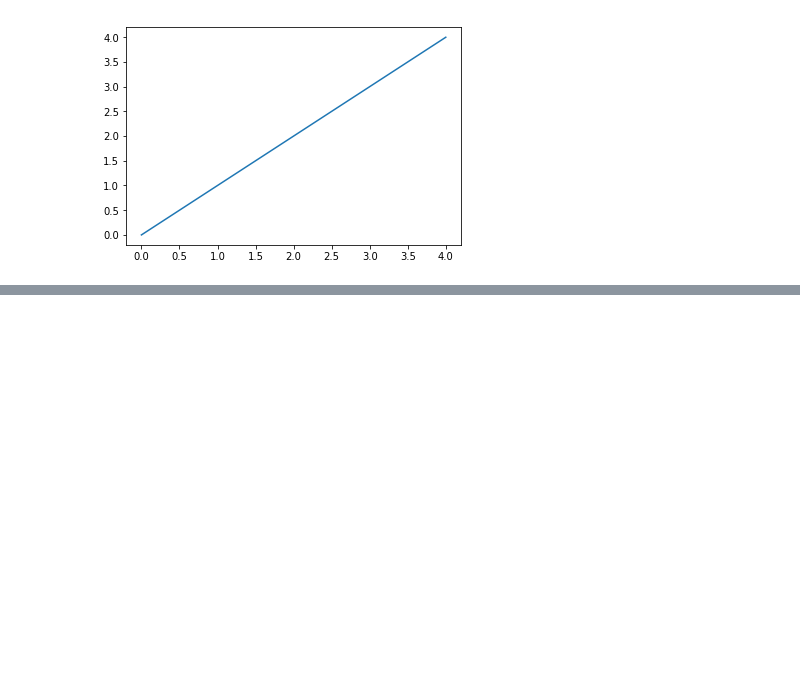
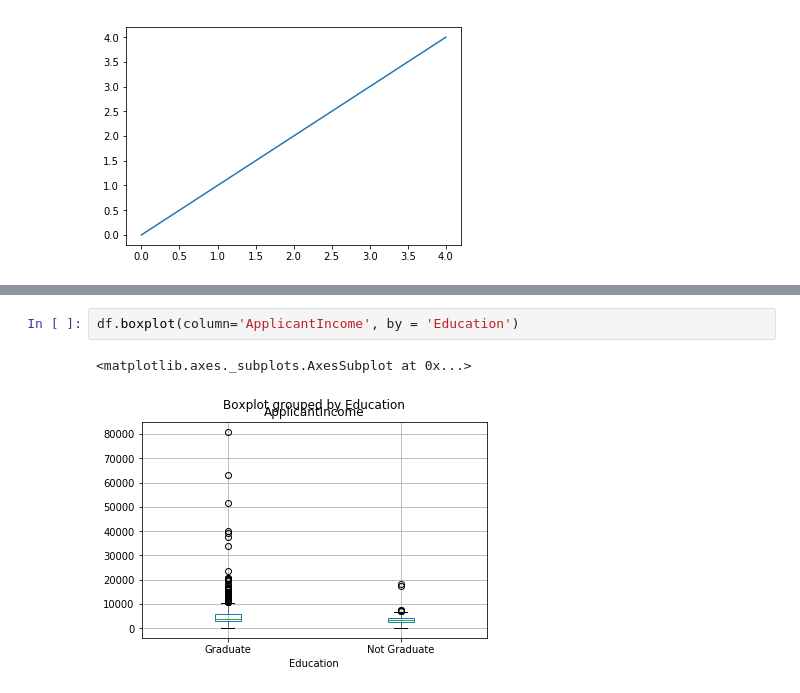
Before and after one commit to prateek-ap/Loan-Prediction-Problem, a Jupyter notebook: loan_prediction.ipynb, the cells around one changed output, grey strips where cells are left out. Cells and saved outputs as stored; diff of their text form; blank space fills up the shorter version.

```diff
--- a/loan_prediction.ipynb
+++ b/loan_prediction.ipynb
@@ -43,0 +67,5 @@ df.describe()
+# %%
+df.boxplot(column='ApplicantIncome', by = 'Education')
+# %% [output]
+<matplotlib.axes._subplots.AxesSubplot at 0x...>
+[figure, added]
```
Also changed, not shown: parts of 12 cells of this notebook.
